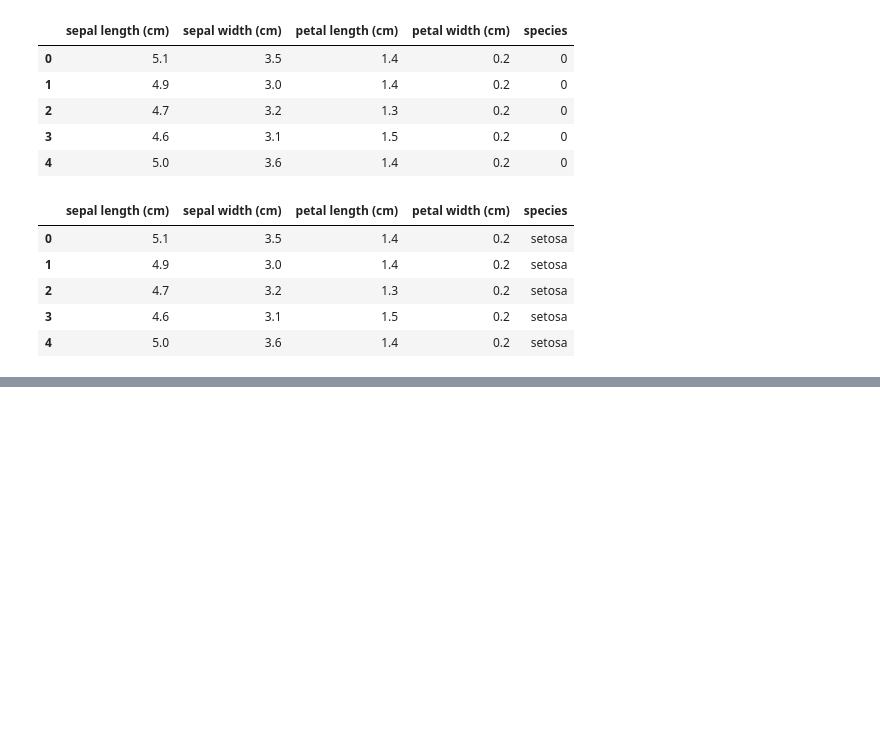
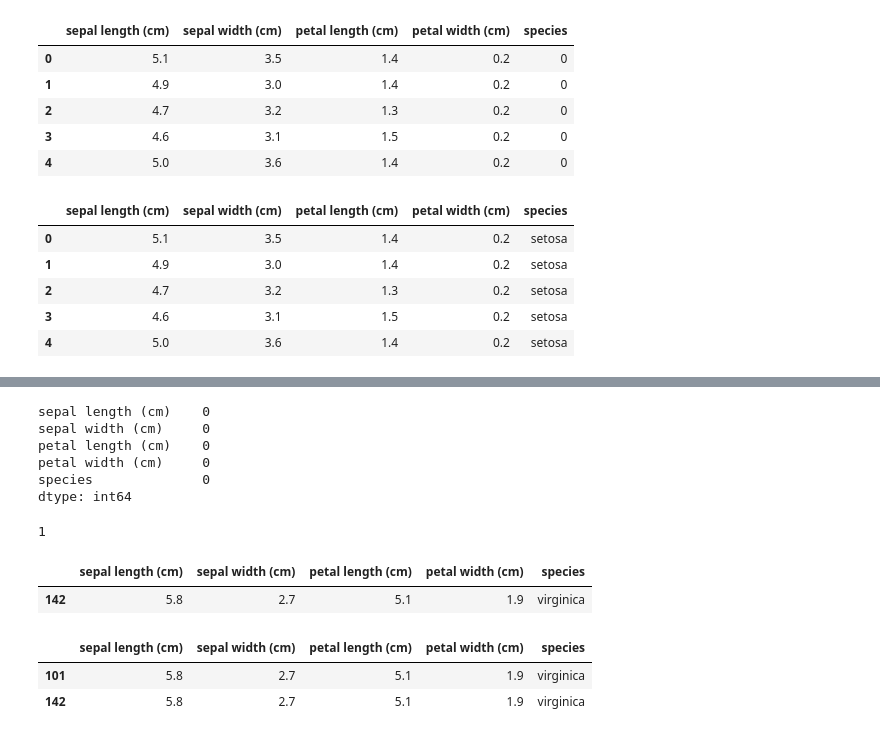
Before and after one commit to junaed1031/OIBSIP, a Jupyter notebook: DataScience-Task1-IrisFlowerClassification/Iris_Flower_Classification.ipynb, the cells around one changed output, grey strips where cells are left out. Saved outputs shown, nothing was run; the diff lists cells and outputs as text; code cells hidden in the pictures; blank space fills up the shorter version.

```diff
--- a/DataScience-Task1-IrisFlowerClassification/Iris_Flower_Classification.ipynb
+++ b/DataScience-Task1-IrisFlowerClassification/Iris_Flower_Classification.ipynb
@@ -76,0 +110,24 @@ df.head()
+# %%
+print(df.isnull().sum())
+# %% [output]
+sepal length (cm)    0
+sepal width (cm)     0
+petal length (cm)    0
+petal width (cm)     0
+species              0
+dtype: int64
+# %%
+print(df.duplicated().sum())
+# %% [output]
+1
+# %%
+df[df.duplicated()]
+# %% [output]
+|  | sepal length (cm) | sepal width (cm) | petal length (cm) | petal width (cm) | species |
+| 142 | 5.8 | 2.7 | 5.1 | 1.9 | virginica |
+# %%
+df[df.duplicated(keep=False)]
+# %% [output]
+|  | sepal length (cm) | sepal width (cm) | petal length (cm) | petal width (cm) | species |
+| 101 | 5.8 | 2.7 | 5.1 | 1.9 | virginica |
+| 142 | 5.8 | 2.7 | 5.1 | 1.9 | virginica |
```
Also changed, not shown: parts of 19 cells of this notebook, 1 other file.
